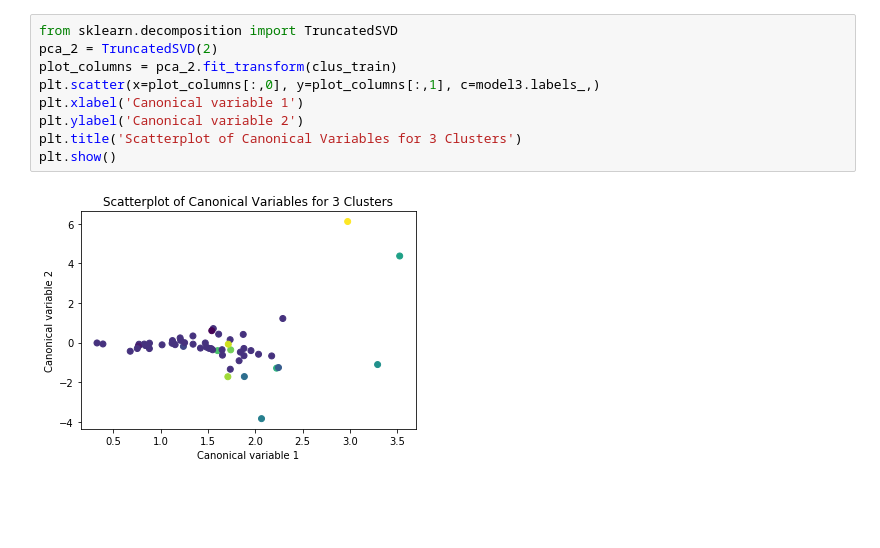
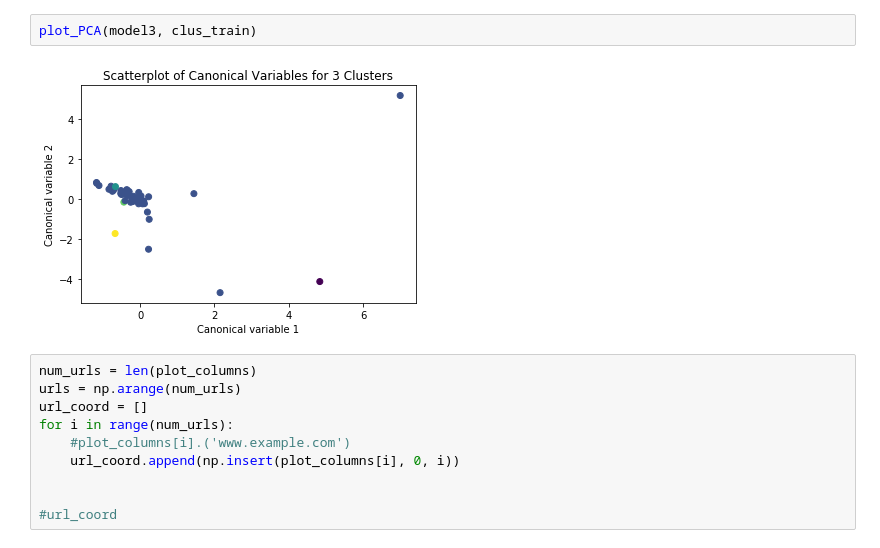
Before and after one commit to anicholas1/Watson-nlp, a Jupyter notebook: watson-nlp/k-means-plot.ipynb, the cells around one changed output. Saved outputs shown, nothing was run; the diff lists cells and outputs as text; blank space fills up the shorter version.

Commit message:
k-means pca plot simplification and url-coordinate dictionary

```diff
--- a/watson-nlp/k-means-plot.ipynb
+++ b/watson-nlp/k-means-plot.ipynb
@@ -73,11 +85,14 @@ plt.show()
-# %%
-from sklearn.decomposition import TruncatedSVD
-pca_2 = TruncatedSVD(2)
-plot_columns = pca_2.fit_transform(clus_train)
-plt.scatter(x=plot_columns[:,0], y=plot_columns[:,1], c=model3.labels_,)
-plt.xlabel('Canonical variable 1')
-plt.ylabel('Canonical variable 2')
-plt.title('Scatterplot of Canonical Variables for 3 Clusters')
-plt.show()
-# %% [output]
-[figure, removed]
+# %%
+plot_PCA(model3, clus_train)
+# %% [output]
+[figure, added]
+# %%
+num_urls = len(plot_columns)
+urls = np.arange(num_urls)
+url_coord = []
+for i in range(num_urls):
+    #plot_columns[i].('www.example.com')
+    url_coord.append(np.insert(plot_columns[i], 0, i))
+
+
+#url_coord
```
Also changed, not shown: parts of 5 cells of this notebook, 2 other files.
